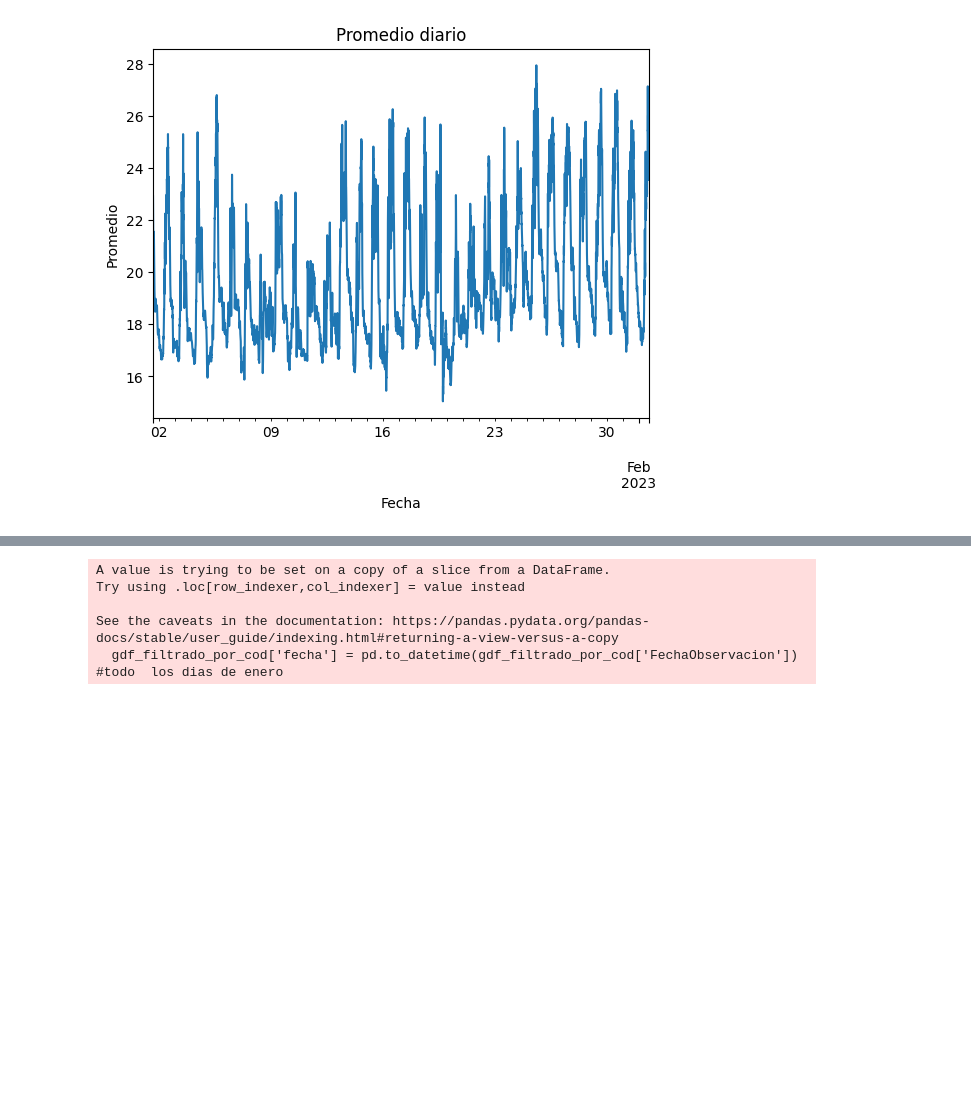
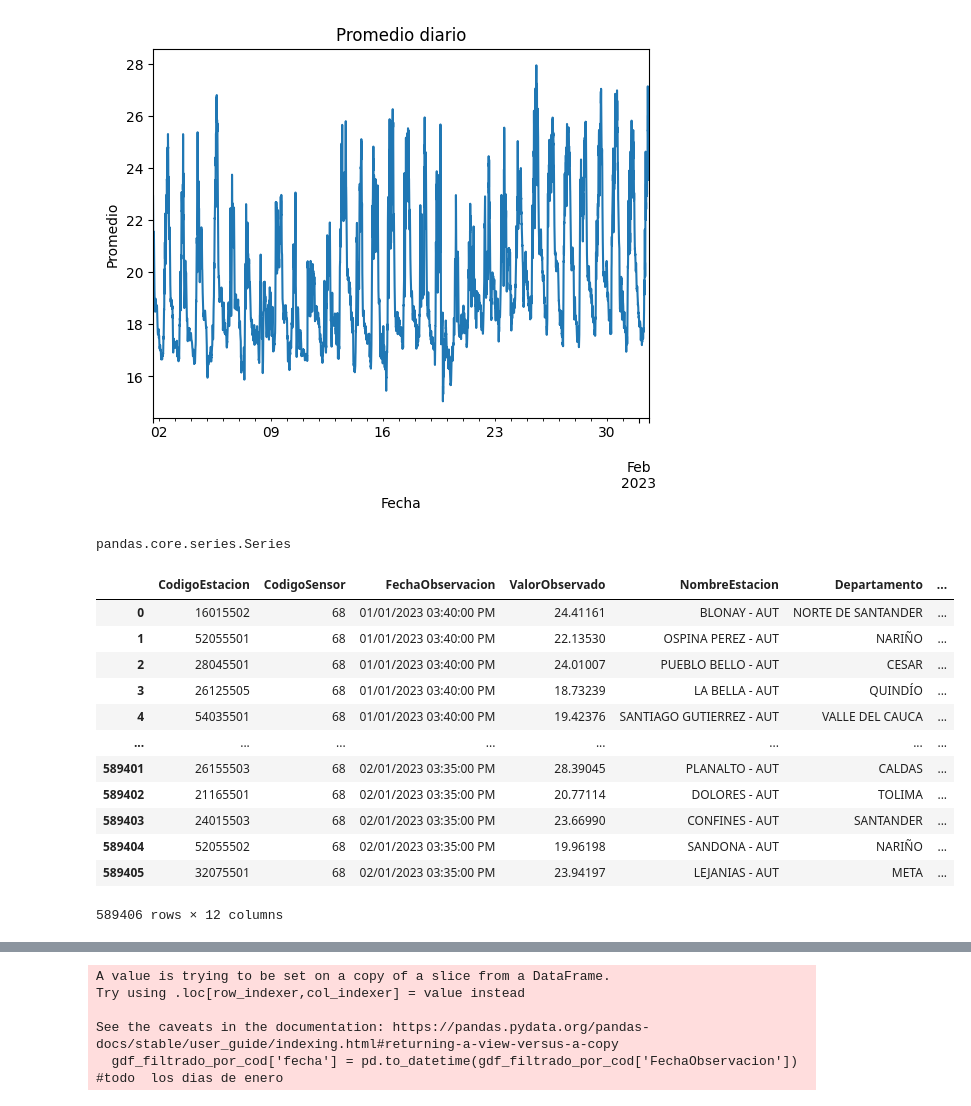
Before and after one commit to gitnicolas343/TRABAJO-FINAL, a Jupyter notebook: documento_principal_analizis_de_temperatura_regional.ipynb, the cells around one changed output, grey strips where cells are left out. Cells and saved outputs as stored; diff of their text form; code cells hidden in the pictures; blank space fills up the shorter version.

```diff
--- a/documento_principal_analizis_de_temperatura_regional.ipynb
+++ b/documento_principal_analizis_de_temperatura_regional.ipynb
@@ -188,5 +177,25 @@ Try using .loc[row_indexer,col_indexer] = value instead
 See the caveats in the documentation: https://pandas.pydata.org/pandas-docs/stable/user_guide/indexing.html#returning-a-view-versus-a-copy
   gdf_filtrado_por_cod['fecha'] = pd.to_datetime(gdf_filtrado_por_cod['FechaObservacion']) #todo  los dias de enero
 [figure]
+# %%
+type(promedios)
+# %% [output]
+pandas.core.series.Series
+# %%
+dtos_geo
+# %% [output]
+|  | CodigoEstacion | CodigoSensor | FechaObservacion | ValorObservado | NombreEstacion | Departamento | ... |
+| 0 | 16015502 | 68 | 01/01/2023 03:40:00 PM | 24.41161 | BLONAY - AUT | NORTE DE SANTANDER | ... |
+| 1 | 52055501 | 68 | 01/01/2023 03:40:00 PM | 22.13530 | OSPINA PEREZ - AUT | NARIÑO | ... |
+| 2 | 28045501 | 68 | 01/01/2023 03:40:00 PM | 24.01007 | PUEBLO BELLO - AUT | CESAR | ... |
+| 3 | 26125505 | 68 | 01/01/2023 03:40:00 PM | 18.73239 | LA BELLA - AUT | QUINDÍO | ... |
+| 4 | 54035501 | 68 | 01/01/2023 03:40:00 PM | 19.42376 | SANTIAGO GUTIERREZ - AUT | VALLE DEL CAUCA | ... |
+| ... | ... | ... | ... | ... | ... | ... | ... |
+| 589401 | 26155503 | 68 | 02/01/2023 03:35:00 PM | 28.39045 | PLANALTO - AUT | CALDAS | ... |
+| 589402 | 21165501 | 68 | 02/01/2023 03:35:00 PM | 20.77114 | DOLORES - AUT | TOLIMA | ... |
+| 589403 | 24015503 | 68 | 02/01/2023 03:35:00 PM | 23.66990 | CONFINES - AUT | SANTANDER | ... |
+| 589404 | 52055502 | 68 | 02/01/2023 03:35:00 PM | 19.96198 | SANDONA - AUT | NARIÑO | ... |
+| 589405 | 32075501 | 68 | 02/01/2023 03:35:00 PM | 23.94197 | LEJANIAS - AUT | META | ... |
+589406 rows × 12 columns
 # %%
 #filtro por dia
```
Also changed, not shown: parts of 9 cells of this notebook.
